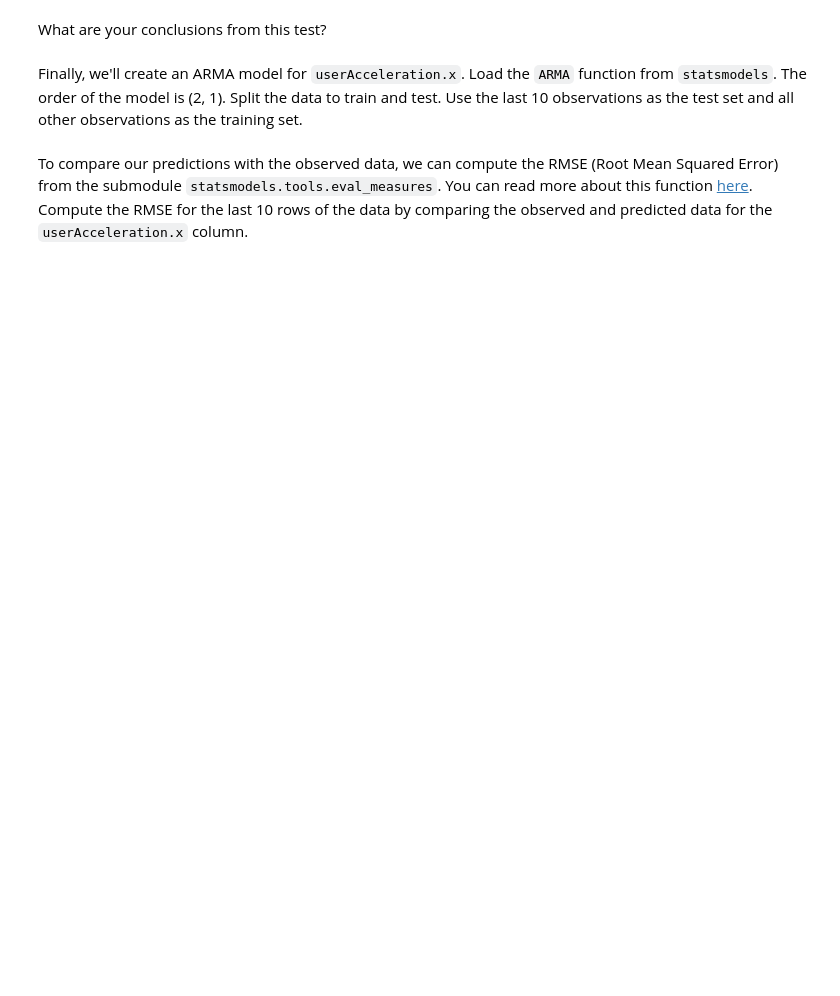
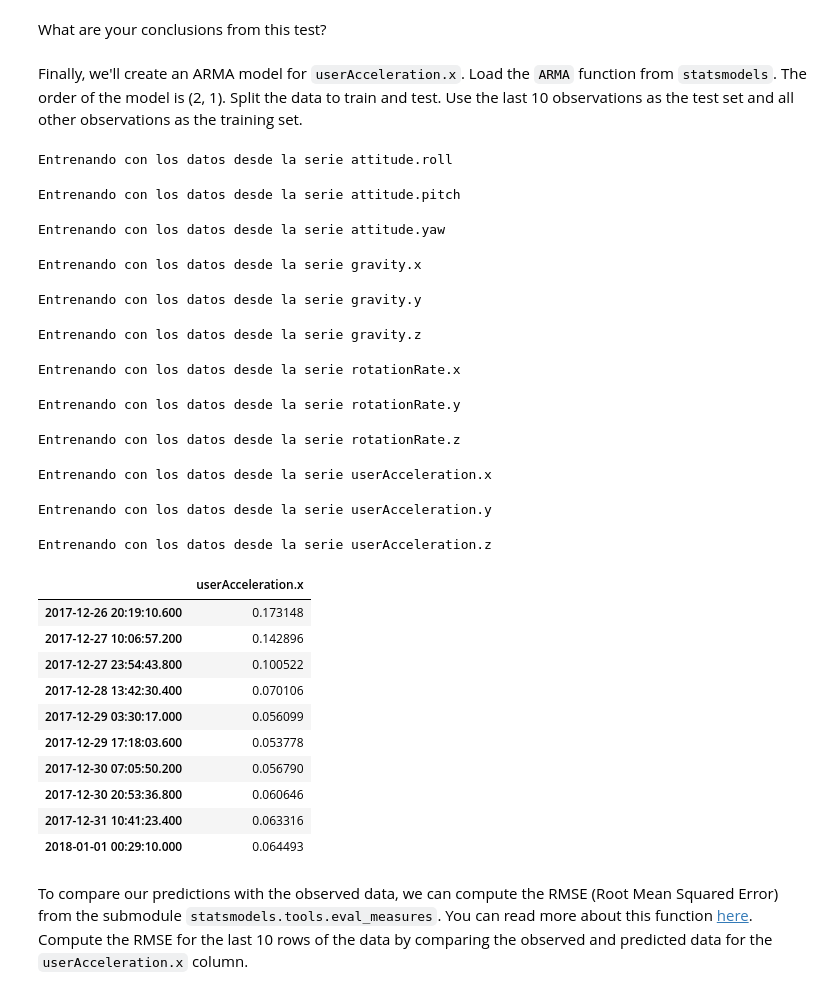
Before and after one commit to ironhack-datalabs/datamad0620, a Jupyter notebook: module-2/lab-time-series/your-code/main.ipynb, the cells around one changed output. Saved outputs shown, nothing was run; the diff lists cells and outputs as text; code cells hidden in the pictures; blank space fills up the shorter version.

```diff
--- a/module-2/lab-time-series/your-code/main.ipynb
+++ b/module-2/lab-time-series/your-code/main.ipynb
@@ -155,3 +163,54 @@ Finally, we'll create an ARMA model for `userAcceleration.x`. Load the `ARMA` fu
+# %%
+# Your code here:
+dr = new_df.index
+
+#Datos
+realidad = new_df.loc[dr[0:1741]]
+futuro = new_df.loc[dr[1741:]]
+
+from statsmodels.tsa.arima_model import ARMA
+predictions = dict()
+
+for col in new_df.columns:
+    train = realidad["userAcceleration.x"]
+    test = futuro["userAcceleration.x"]
+
+    # Entrena el modelo ARMA
+    model = ARMA(train, (2,1))
+    print(f"Entrenando con los datos desde la serie {col}")
+    model_fit = model.fit(maxlag=10)
+
+     # Predice los valores ARMA
+    predictions["userAcceleration.x"] = model_fit.predict(start=len(train),
+                                    end=len(train)+len(test)-1, dynamic=False)
+
+
+pred = pd.DataFrame(predictions)
+pred
+# %% [output]
+Entrenando con los datos desde la serie attitude.roll
+Entrenando con los datos desde la serie attitude.pitch
+Entrenando con los datos desde la serie attitude.yaw
+Entrenando con los datos desde la serie gravity.x
+Entrenando con los datos desde la serie gravity.y
+Entrenando con los datos desde la serie gravity.z
+Entrenando con los datos desde la serie rotationRate.x
+Entrenando con los datos desde la serie rotationRate.y
+Entrenando con los datos desde la serie rotationRate.z
+Entrenando con los datos desde la serie userAcceleration.x
+Entrenando con los datos desde la serie userAcceleration.y
+Entrenando con los datos desde la serie userAcceleration.z
+|  | userAcceleration.x |
+| 2017-12-26 20:19:10.600 | 0.173148 |
+| 2017-12-27 10:06:57.200 | 0.142896 |
+| 2017-12-27 23:54:43.800 | 0.100522 |
+| 2017-12-28 13:42:30.400 | 0.070106 |
+| 2017-12-29 03:30:17.000 | 0.056099 |
+| 2017-12-29 17:18:03.600 | 0.053778 |
+| 2017-12-30 07:05:50.200 | 0.056790 |
+| 2017-12-30 20:53:36.800 | 0.060646 |
+| 2017-12-31 10:41:23.400 | 0.063316 |
+| 2018-01-01 00:29:10.000 | 0.064493 |
 # %% [markdown]
 To compare our predictions with the observed data, we can compute the RMSE (Root Mean Squared Error) from the submodule `statsmodels.tools.eval_measures`. You can read more about this function [here](https://www.statsmodels.org/dev/generated/statsmodels.tools.eval_measures.rmse.html). Compute the RMSE for the last 10 rows of the data by comparing the observed and predicted data for the `userAcceleration.x` column.
 # %%
```
Also changed, not shown: parts of 4 cells of this notebook.
